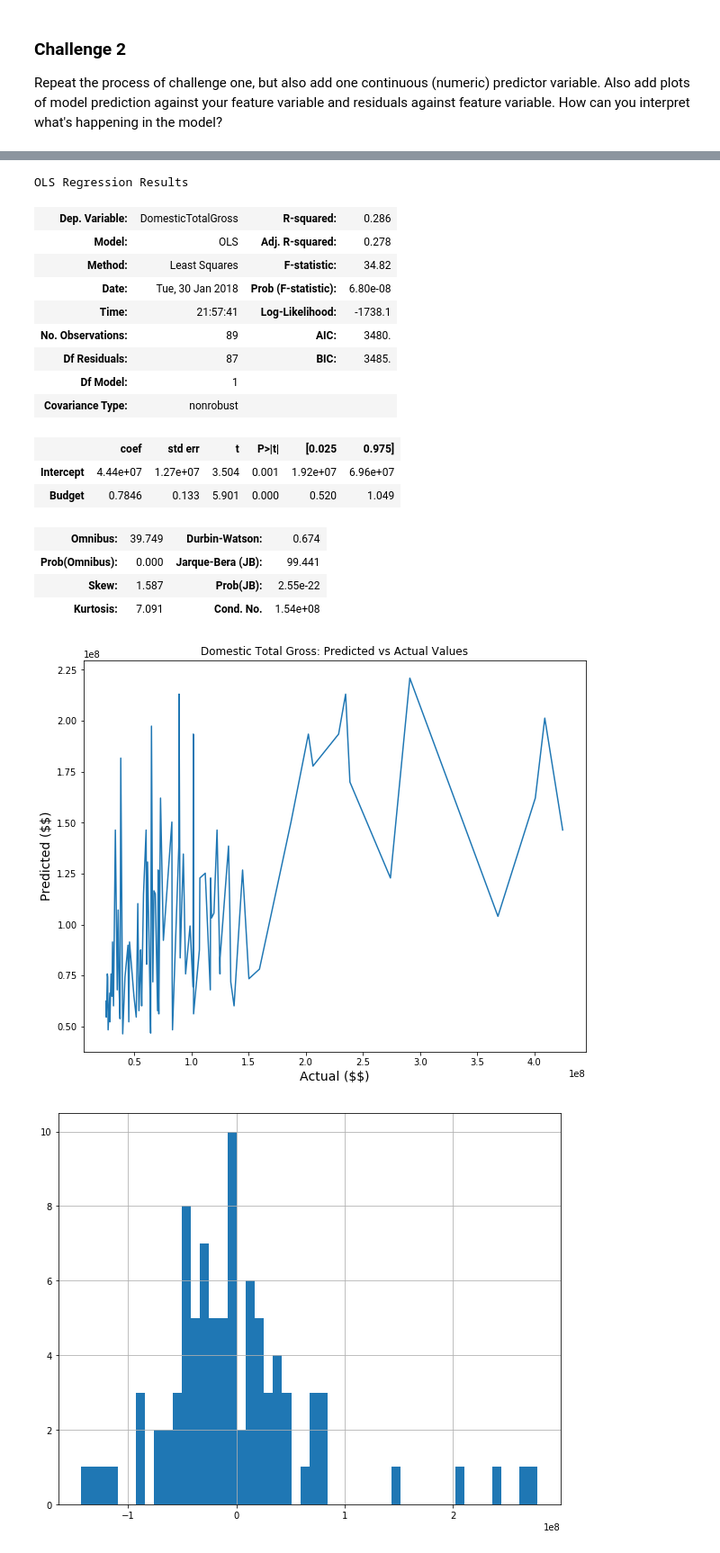
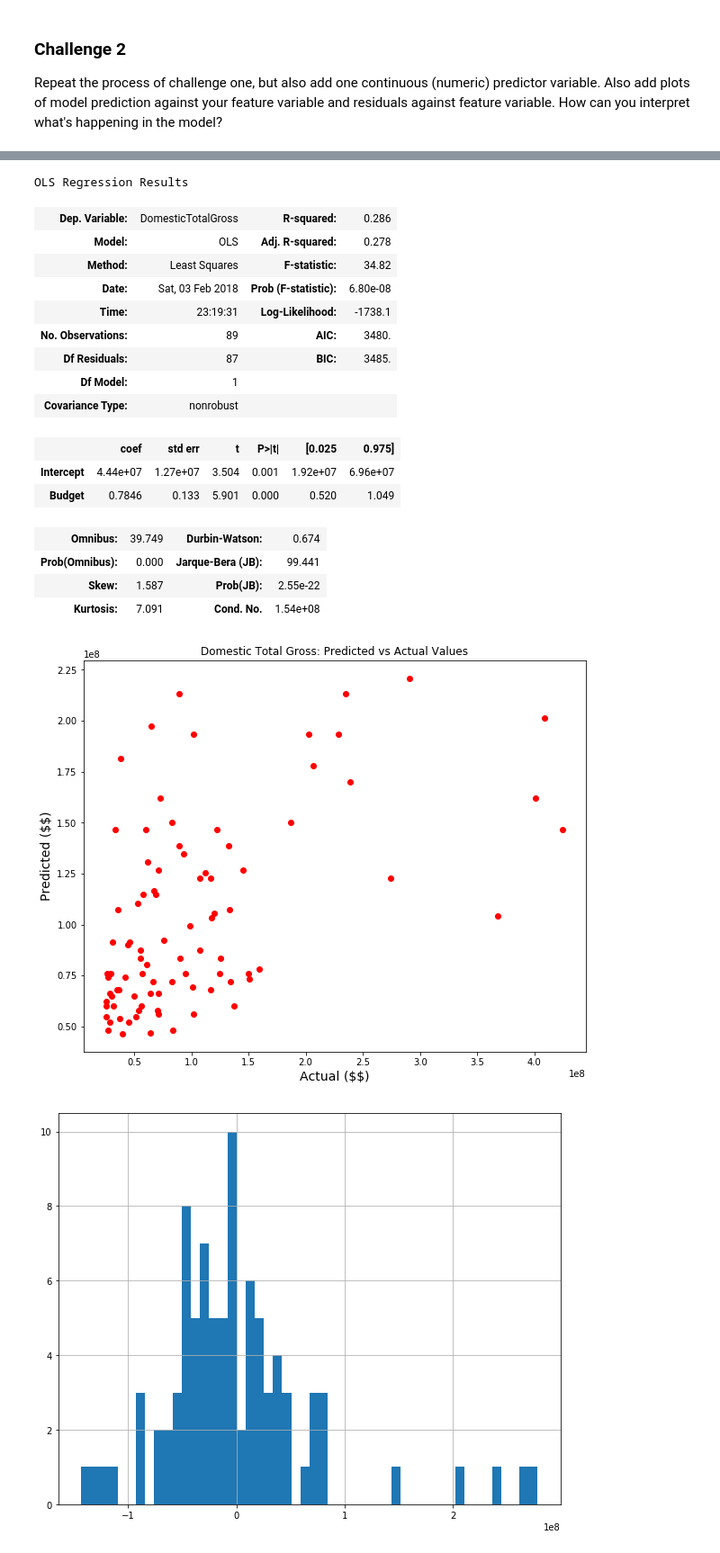
Before and after one commit to cliuless/ds_again, a Jupyter notebook: student_submissions/challenges/05_linear_splitting/igumenshcheva_arina/challenge_set_5_arina.ipynb, the cells around one changed output, grey strips where cells are left out. Shown at 90% size. Drawn from its saved outputs; the diff is of its cells as text; code cells hidden in the pictures.

```diff
--- a/student_submissions/challenges/05_linear_splitting/igumenshcheva_arina/challenge_set_5_arina.ipynb
+++ b/student_submissions/challenges/05_linear_splitting/igumenshcheva_arina/challenge_set_5_arina.ipynb
@@ -119,3 +160,6 @@ The residuals are highly skewed, showing that the predicted value underestimates
 ### Challenge 2
 
 Repeat the process of challenge one, but also add one continuous (numeric) predictor variable. Also add plots of model prediction against your feature variable and residuals against feature variable. How can you interpret what's happening in the model?
+# %%
+# Drop rows with missing values for Budget
+movies_df = movies_df[pd.notnull(movies_df.Budget)]
@@ -134,8 +208,8 @@ OLS Regression Results
 | Dep. Variable: | DomesticTotalGross | R-squared: | 0.286 |
 | Model: | OLS | Adj. R-squared: | 0.278 |
 | Method: | Least Squares | F-statistic: | 34.82 |
-| Date: | Tue, 30 Jan 2018 | Prob (F-statistic): | 6.80e-08 |
-| Time: | 21:57:41 | Log-Likelihood: | -1738.1 |
+| Date: | Sat, 03 Feb 2018 | Prob (F-statistic): | 6.80e-08 |
+| Time: | 23:19:31 | Log-Likelihood: | -1738.1 |
 | No. Observations: | 89 | AIC: | 3480. |
 | Df Residuals: | 87 | BIC: | 3485. |
 | Df Model: | 1 |  |  |
@@ -150,12 +224,12 @@ OLS Regression Results
 # %%
 plt.figure(figsize=(10,8))
 plt.ylabel('Predicted (\$\$)', fontsize=14)
 plt.xlabel('Actual (\$\$)', fontsize=14)
 plt.title("Domestic Total Gross: Predicted vs Actual Values")
 
-plt.plot(y2,fit2.fittedvalues);
+plt.plot(y2,fit2.fittedvalues, 'ro');
 # %% [output]
-[figure, old version]
+[figure, new version]
 # %%
 # Histogram of residuals
 fit2.resid.hist(figsize=(10,8), bins=50);
```
Also changed, not shown: parts of 71 cells of this notebook.
